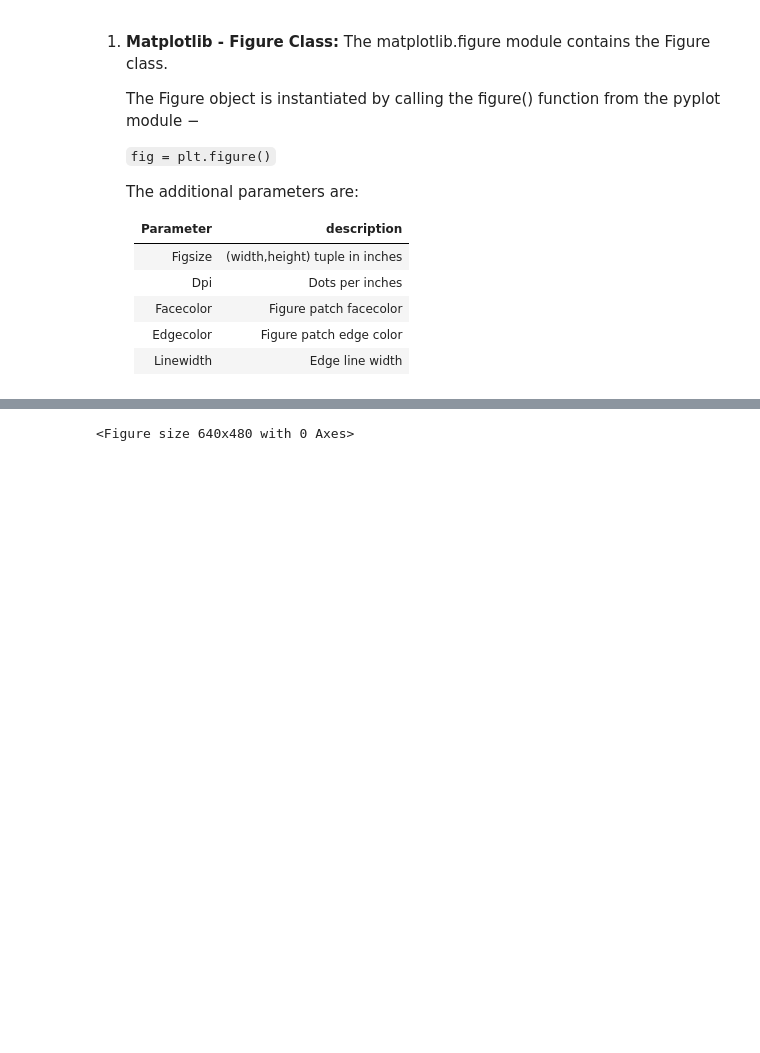
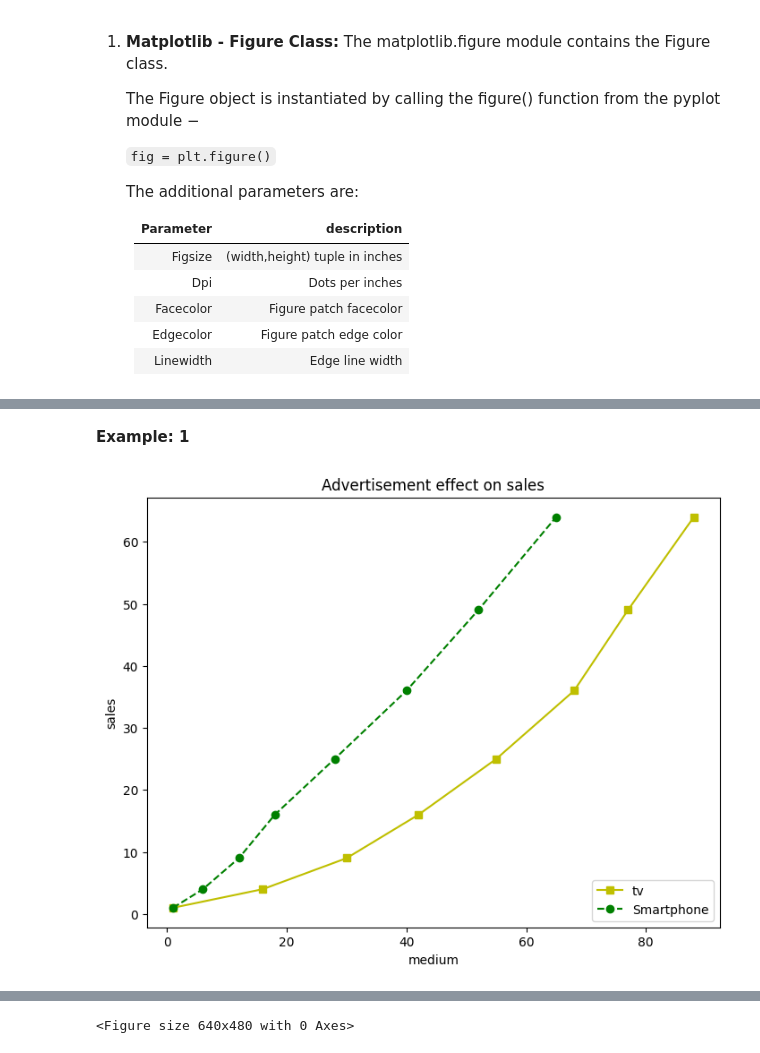
Before and after one commit to arunp77/Python-programming, a Jupyter notebook: Python-fundamental/Matplotlib.ipynb, the cells around one changed output, grey strips where cells are left out. Cells and saved outputs as stored; diff of their text form; code cells hidden in the pictures; blank space fills up the shorter version.

```diff
--- a/Python-fundamental/Matplotlib.ipynb
+++ b/Python-fundamental/Matplotlib.ipynb
@@ -379,0 +424,23 @@ The main idea behind using the more formal object-oriented method is to create f
+# %% [markdown]
+**Example: 1**
+# %%
+y = [1, 4, 9, 16, 25,36,49, 64]
+x1 = [1, 16, 30, 42,55, 68, 77,88]
+x2 = [1,6,12,18,28, 40, 52, 65]
+
+fig = plt.figure() # first creating a empty frame for figure
+
+ax = fig.add_axes([0,0,1,1])
+
+l1 = ax.plot(x1,y,'ys-') # solid line with yellow colour and square marker
+l2 = ax.plot(x2,y,'go--') # dash line with green colour and circle marker
+
+ax.legend(labels = ('tv', 'Smartphone'), loc = 'lower right') # legend placed at lower right
+
+ax.set_title("Advertisement effect on sales")
+ax.set_xlabel('medium')
+ax.set_ylabel('sales')
+
+plt.show()
+# %% [output]
+[figure, added]
```
Also changed, not shown: parts of 3 cells of this notebook.
